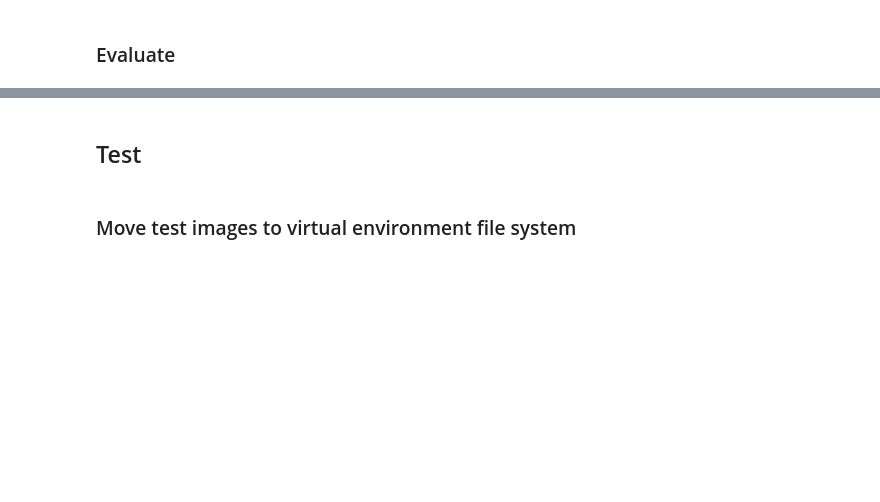
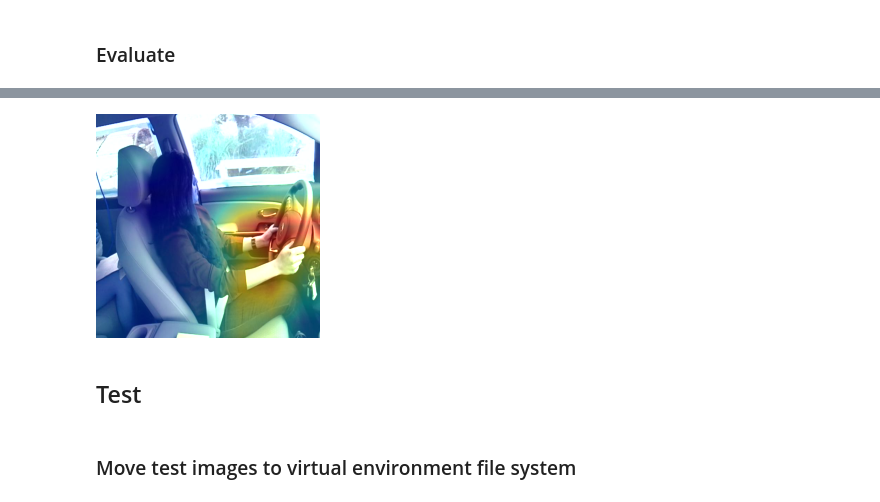
Before and after one commit to betogaona7/Distracted_Driver_Dectection, a Jupyter notebook: Pytorch.ipynb, the cells around one changed output, grey strips where cells are left out. Saved outputs shown, nothing was run; the diff lists cells and outputs as text; code cells hidden in the pictures; blank space fills up the shorter version.

```diff
--- a/Pytorch.ipynb
+++ b/Pytorch.ipynb
@@ -514,3 +551,17 @@ Accuracy of talking to passanger : 96 %
+# %%
+import cv2
+from google.colab.patches import cv2_imshow as imshow
+
+heatmap = cv2.resize(heatmap.numpy(), (224, 224))
+heatmap = np.uint8(255*heatmap)
+heatmap = cv2.applyColorMap(heatmap, cv2.COLORMAP_JET)
+attention_map = heatmap*0.4+original_img*255
+
+cv2.imwrite('./images/15.jpg', attention_map)
+
+imshow(attention_map)
+# %% [output]
+[figure, added]
 # %% [markdown]
 ## Test
 # %% [markdown]
```
Also changed, not shown: parts of 17 cells of this notebook.
